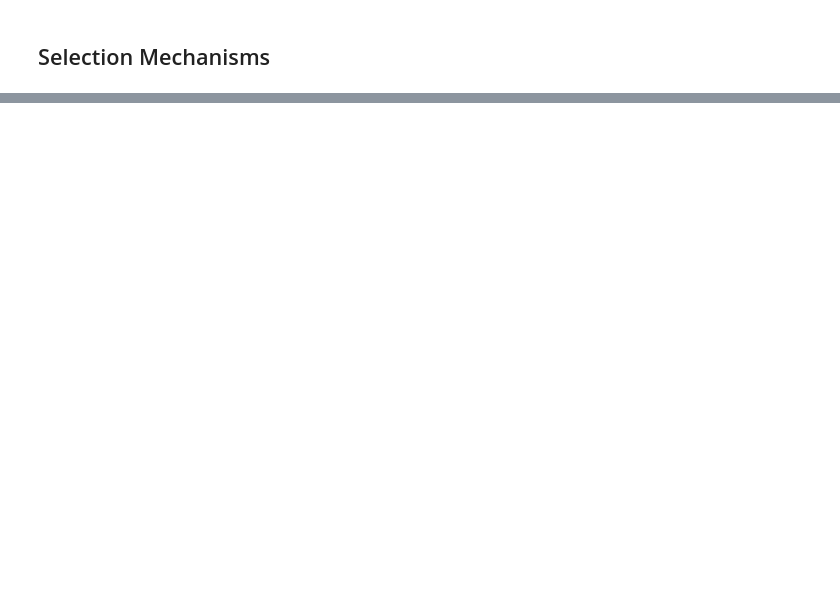
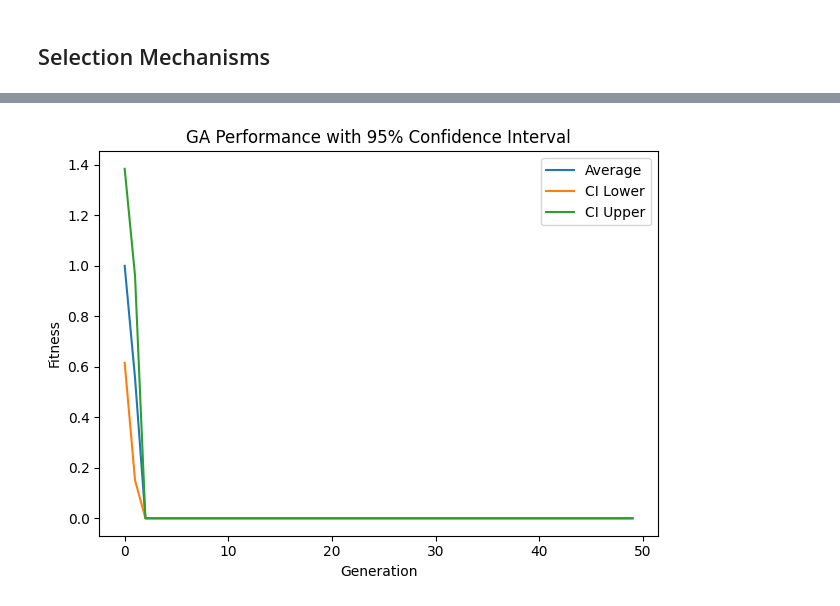
Before and after one commit to LeonardoDiCaterina/Gen_Alg1_RunningDinner, a Jupyter notebook: Notebooks/SelMechDemo.ipynb, the cells around one changed output, grey strips where cells are left out. Cells and saved outputs as stored; diff of their text form; code cells hidden in the pictures; blank space fills up the shorter version.

Commit message:
BinaryInd update

```diff
--- a/Notebooks/SelMechDemo.ipynb
+++ b/Notebooks/SelMechDemo.ipynb
@@ -491,0 +556,15 @@ def genetic_algorithm_runs_to_csv(
+# %%
+POP_SIZE = 50
+pop_factory = lambda: [BinaryIndividual() for _ in range(POP_SIZE)]
+
+
+# assume BinarySolution, selector, etc. are defined
+df = genetic_algorithm_runs_to_csv(
+    run_count=3,
+    pop_factory=lambda: [BinaryIndividual(10) for _ in range(50)],
+    gen_count=50,
+    selection_algorithm=tournament_selection,
+    csv_filename="binary_test.csv",
+    maximization=False,
+    verbose=True
+)
@@ -491,0 +610,45 @@ def genetic_algorithm_runs_to_csv(
+# %%
+import os
+import pandas as pd
+import matplotlib.pyplot as plt
+
+def plot_avg_ci(csv_path: str):
+    """
+    Reads a GA-results CSV with 'generation' as the first column and plots:
+      - avg
+      - ci_lower
+      - ci_upper
+    across generations. Tries csv_path or ../Results/csv_path.
+    """
+    # Resolve file location
+    if not os.path.isfile(csv_path):
+        alt = os.path.abspath(os.path.join(os.getcwd(), os.pardir, "Results", csv_path))
+        if os.path.isfile(alt):
+            csv_path = alt
+        else:
+            raise FileNotFoundError(f"Could not find '{csv_path}' or '{alt}'")
+
+    # Load the data, using the first column as the index (generation)
+    df = pd.read_csv(csv_path, index_col=0)
+
+    generations = df.index
+    avg = df['avg']
+    lower = df['ci_lower']
+    upper = df['ci_upper']
+
+    # Create the plot
+    plt.figure()
+    plt.plot(generations, avg, label='Average')
+    plt.plot(generations, lower, label='CI Lower')
+    plt.plot(generations, upper, label='CI Upper')
+    plt.xlabel('Generation')
+    plt.ylabel('Fitness')
+    plt.title('GA Performance with 95% Confidence Interval')
+    plt.legend()
+    plt.tight_layout()
+    plt.show()
+
+# use it
+plot_avg_ci('binary_test.csv')
+# %% [output]
+[figure, added]
```
Also changed, not shown: parts of 34 cells of this notebook, 2 other files.
